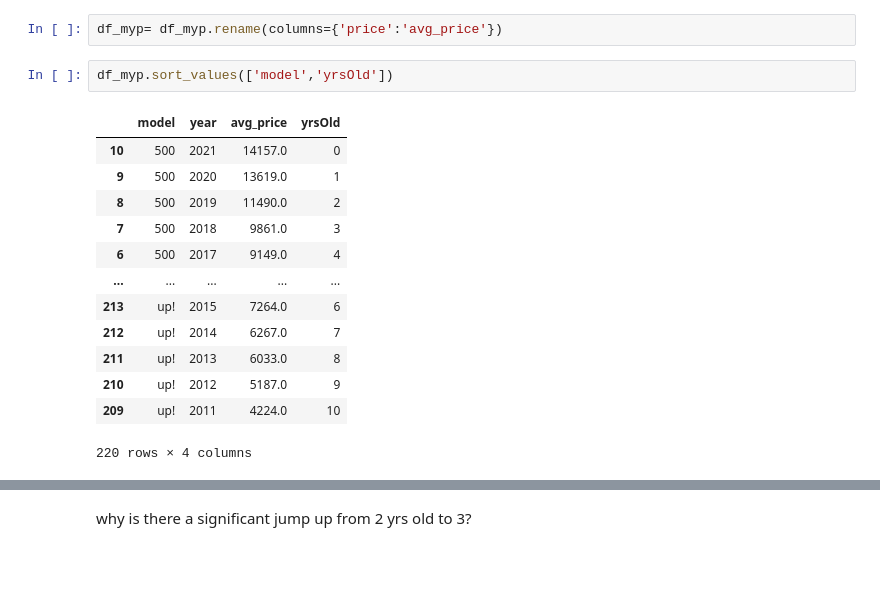
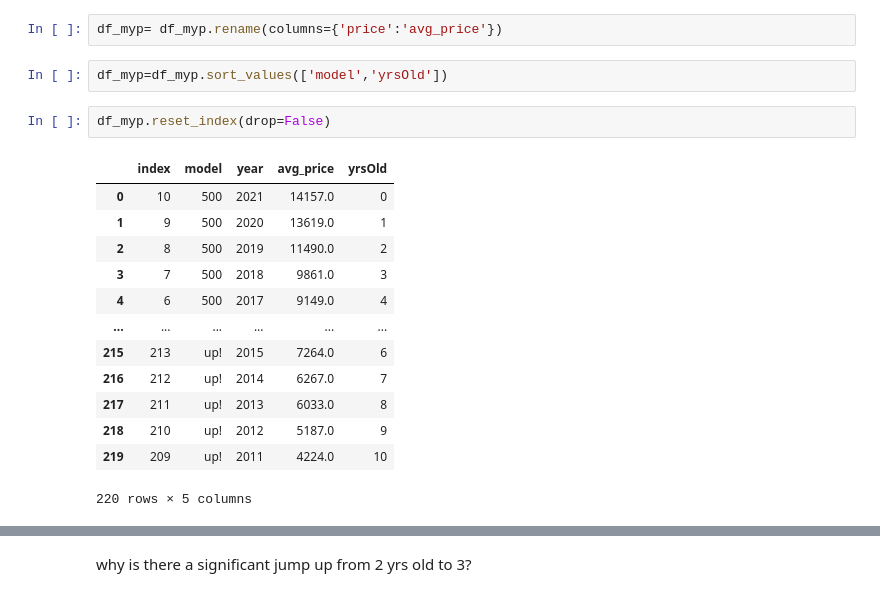
Before and after one commit to xioulin/pythonForMBAs, a Jupyter notebook: Automotive/notebooks/df_value_retention.ipynb, the cells around one changed output, grey strips where cells are left out. Cells and saved outputs as stored; diff of their text form; blank space fills up the shorter version.

Commit message:
by year depreciation

```diff
--- a/Automotive/notebooks/df_value_retention.ipynb
+++ b/Automotive/notebooks/df_value_retention.ipynb
@@ -107,18 +107,20 @@ df_myp.price= round(df_myp.price)
 # %%
 df_myp= df_myp.rename(columns={'price':'avg_price'})
 # %%
-df_myp.sort_values(['model','yrsOld'])
+df_myp=df_myp.sort_values(['model','yrsOld'])
-# %% [output]
-|  | model | year | avg_price | yrsOld |
-| 10 | 500 | 2021 | 14157.0 | 0 |
-| 9 | 500 | 2020 | 13619.0 | 1 |
-| 8 | 500 | 2019 | 11490.0 | 2 |
-| 7 | 500 | 2018 | 9861.0 | 3 |
-| 6 | 500 | 2017 | 9149.0 | 4 |
-| ... | ... | ... | ... | ... |
-| 213 | up! | 2015 | 7264.0 | 6 |
-| 212 | up! | 2014 | 6267.0 | 7 |
-| 211 | up! | 2013 | 6033.0 | 8 |
-| 210 | up! | 2012 | 5187.0 | 9 |
-| 209 | up! | 2011 | 4224.0 | 10 |
-220 rows × 4 columns
+# %%
+df_myp.reset_index(drop=False)
+# %% [output]
+|  | index | model | year | avg_price | yrsOld |
+| 0 | 10 | 500 | 2021 | 14157.0 | 0 |
+| 1 | 9 | 500 | 2020 | 13619.0 | 1 |
+| 2 | 8 | 500 | 2019 | 11490.0 | 2 |
+| 3 | 7 | 500 | 2018 | 9861.0 | 3 |
+| 4 | 6 | 500 | 2017 | 9149.0 | 4 |
+| ... | ... | ... | ... | ... | ... |
+| 215 | 213 | up! | 2015 | 7264.0 | 6 |
+| 216 | 212 | up! | 2014 | 6267.0 | 7 |
+| 217 | 211 | up! | 2013 | 6033.0 | 8 |
+| 218 | 210 | up! | 2012 | 5187.0 | 9 |
+| 219 | 209 | up! | 2011 | 4224.0 | 10 |
+220 rows × 5 columns
```
Also changed, not shown: parts of 6 cells of this notebook, 2 other files.
